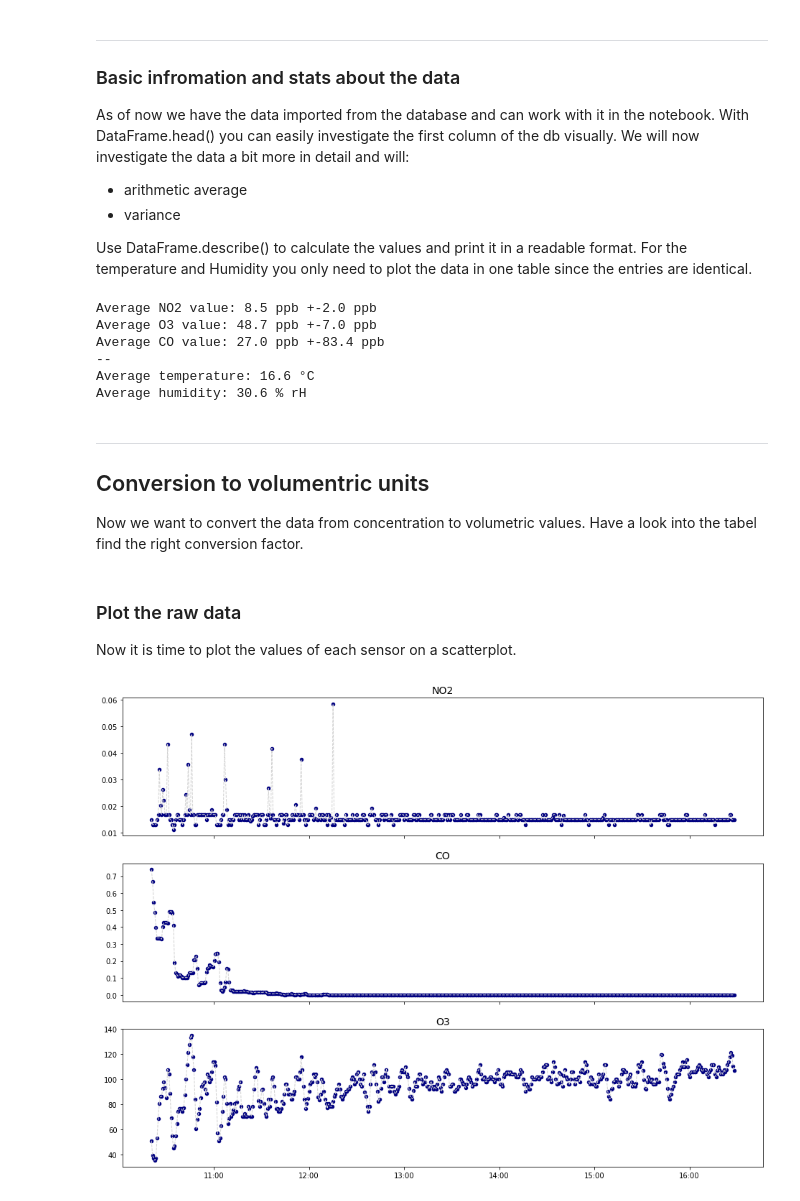
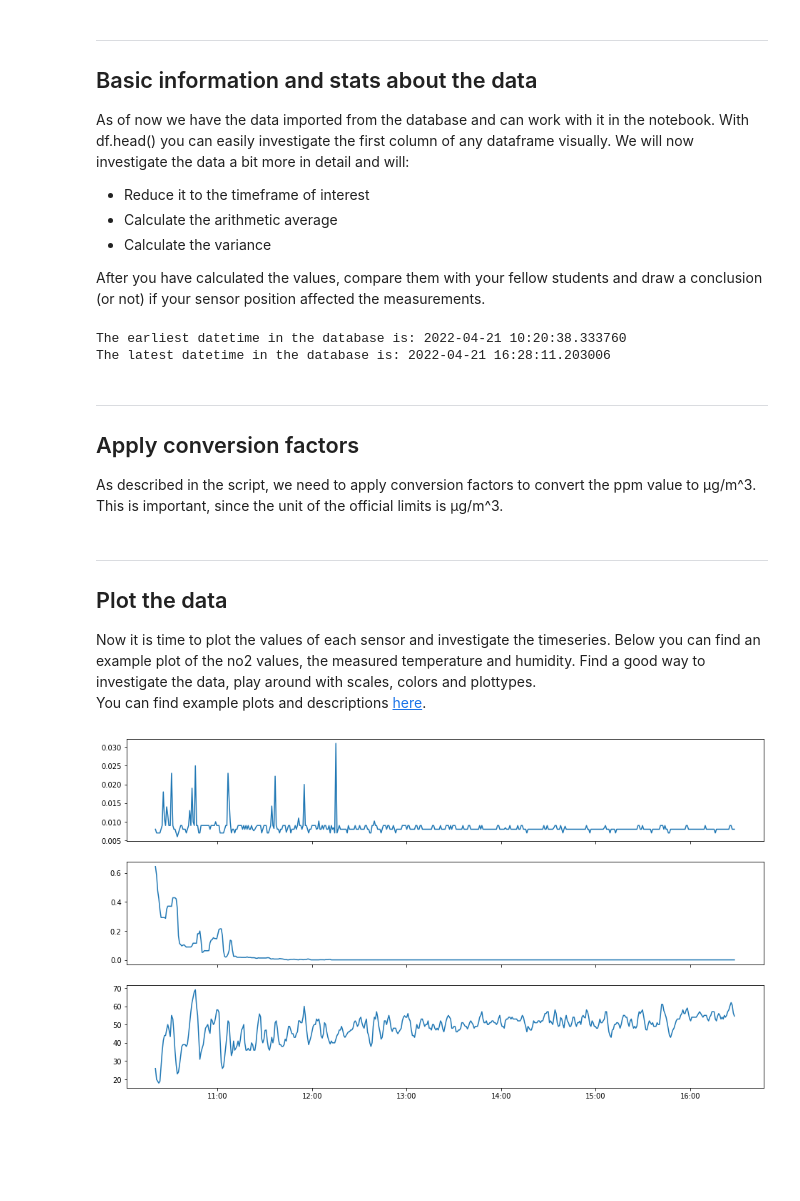
Before and after one commit to tum-esm/airquality_station, a Jupyter notebook: device_data/analysis_notebook.ipynb, the cells around one changed output. Drawn from its saved outputs; the diff is of its cells as text; code cells hidden in the pictures; blank space fills up the shorter version.

```diff
--- a/device_data/analysis_notebook.ipynb
+++ b/device_data/analysis_notebook.ipynb
@@ -56,28 +58,22 @@ dtype: object
 # %% [markdown]
 ---
-### Basic infromation and stats about the data
+## Basic information and stats about the data
 As of now we have the data imported from the database and can work with it in the notebook.
-With DataFrame.head() you can easily investigate the first column of the db visually. We will now investigate the data a bit more in detail and will:
-- arithmetic average
-- variance
+With df.head() you can easily investigate the first column of any dataframe visually. We will now investigate the data a bit more in detail and will:
 
-Use DataFrame.describe() to calculate the values and print it in a readable format.
-For the temperature and Humidity you only need to plot the data in one table since the entries are identical.
+- Reduce it to the timeframe of interest
+- Calculate the arithmetic average
+- Calculate the variance
+
+After you have calculated the values, compare them with your fellow students and draw a conclusion (or not) if your sensor position affected the measurements.
 # %%
-no2_stats = no2.describe()
-o3_stats = o3.describe()
-co_stats = co.describe()
+# The database also holds old data which we don't want to have in our calculations.
 
-print('Average NO2 value: {0:.1f} ppb +-{1:.1f} ppb '.format((no2_stats['value']['mean']*1000), no2_stats['value']['std']*1000))
-print('Average O3 value: {0:.1f} ppb +-{1:.1f} ppb '.format((o3_stats['value']['mean']), o3_stats['value']['std']))
-print('Average CO value: {0:.1f} ppb +-{1:.1f} ppb '.format((co_stats['value']['mean']*1000), co_stats['value']['std']*1000))
-print("--")
-print('Average temperature: {0:.1f} °C'.format(co_stats['temperature']['mean']))
-print('Average humidity: {0:.1f} % rH'.format(co_stats['humidity']['mean']))
+print(f'The earliest datetime in the database is: {no2.index.min()}')
+print(f'The latest datetime in the database is: {no2.index.max()}')
+
+# TODO: Choose the timeframe of interest with the loc operator. Perform it for the no2, o3 and co dataframe.
+#       Example: no2_sel = no2.loc['YYYY-MM-DD H:M:S':'YYYY-MM-DD H:M:S']
 # %% [output]
-Average NO2 value: 8.5 ppb +-2.0 ppb
-Average O3 value: 48.7 ppb +-7.0 ppb
-Average CO value: 27.0 ppb +-83.4 ppb
---
-Average temperature: 16.6 °C
-Average humidity: 30.6 % rH
+The earliest datetime in the database is: 2022-04-21 10:20:38.333760
+The latest datetime in the database is: 2022-04-21 16:28:11.203006
@@ -84,38 +85,30 @@ Average humidity: 30.6 % rH
 # %% [markdown]
 ---
-## Conversion to volumentric units
-Now we want to convert the data from concentration to volumetric values.
-Have a look into the tabel find the right conversion factor.
+## Apply conversion factors
+As described in the script, we need to apply conversion factors to convert the ppm value to µg/m^3. This is important, since the unit of the official limits is µg/m^3.
 # %%
-o3_factor = 1.96
-co_factor = 1.15
-no2_factor = 1.88
+# Convert the value from ppm to µg/m^3 and store it in a new column.
 
-no2['mass_value'] = no2['value'] * no2_factor
-co['mass_value'] = co['value'] * co_factor
-o3['mass_value'] = o3['value'] * o3_factor
+# TODO: Look for the conversion factors in your course script and apply them to all values in the value
+#       column of the dataframe. Store the converted values in a new column. Investigate the converted
+#       table with df.head()
+# Hint: With df[NewColumn] = df[OldColumn] * value you can easily convert the values; 1 ppm = 1000 ppb
 # %% [markdown]
-### Plot the raw data
+---
+## Plot the data
 
-Now it is time to plot the values of each sensor on a scatterplot.
+Now it is time to plot the values of each sensor and investigate the timeseries. Below you can find an example plot of the no2 values, the measured temperature and humidity. Find a good way to investigate the data, play around with scales, colors and plottypes.<br>
+You can find example plots and descriptions [here](https://matplotlib.org/stable/plot_types/index.html).
 # %%
-#no2 plot
-fig, ax = plt.subplots(3,1, figsize=(16,12), sharex = True)
+#value plot
+fig, ax = plt.subplots(3, 1, figsize = (16,9), sharex = True)
 
-ax[0].plot(no2["mass_value"], color = 'lightgrey', linewidth = 1, linestyle='--')
-ax[0].scatter(y=no2["mass_value"], x = no2.index, color = 'navy', s = 20)
-ax[0].set_title('NO2', size = 14)
-
-ax[1].plot(co["mass_value"], color = 'lightgrey', linewidth = 1, linestyle='--')
-ax[1].scatter(y=co["mass_value"], x = co.index, color = 'navy', s = 20)
-ax[1].set_title('CO', size = 14)
-
-ax[2].plot(o3["mass_value"], color = 'lightgrey', linewidth = 1, linestyle='--')
-ax[2].scatter(y=o3["mass_value"], x = o3.index, color = 'navy', s = 20)
-ax[2].set_title('O3', size = 14)
+ax[0].plot(no2["value"])
+ax[1].plot(co["value"])
+ax[2].plot(o3["value"])
 
 hh_mm = DateFormatter('%H:%M')
 ax[2].xaxis.set_major_formatter(hh_mm)
 # %% [output]
-[figure, old version]
+[figure, new version]
 # %% [markdown]
```
Also changed, not shown: parts of 13 cells of this notebook, 10 other files.
